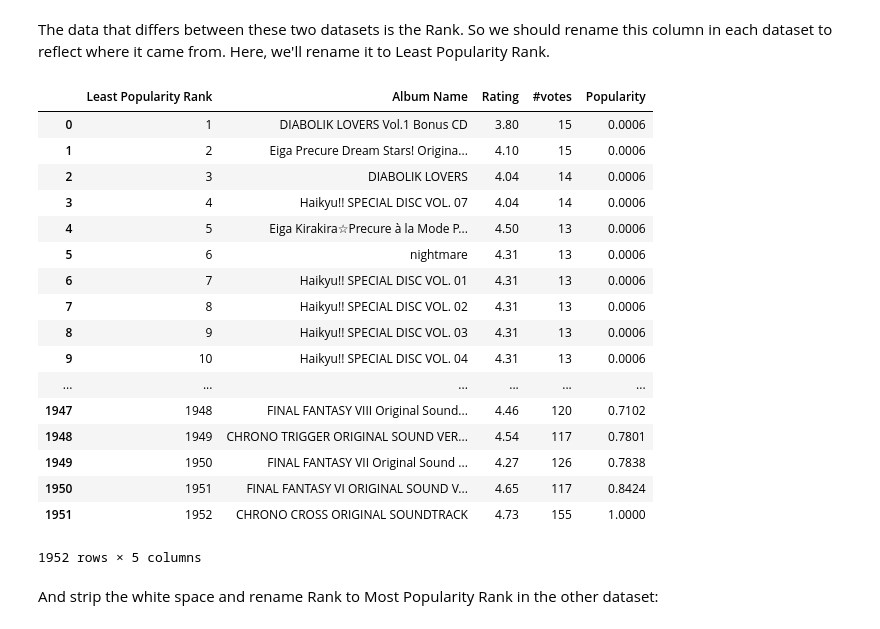
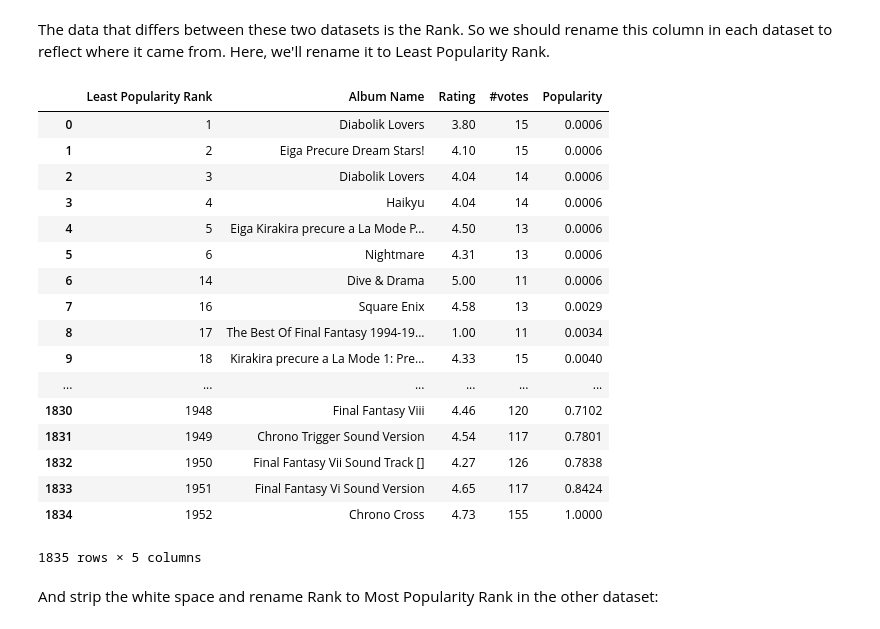
Before and after one commit to ewijohnson/johnson_eric_data_mashup_project, a Jupyter notebook: jupyter_notebooks_data_mashup/Dataset Combining.ipynb, the cells around one changed output. Saved outputs shown, nothing was run; the diff lists cells and outputs as text; code cells hidden in the pictures.

```diff
--- a/jupyter_notebooks_data_mashup/Dataset Combining.ipynb
+++ b/jupyter_notebooks_data_mashup/Dataset Combining.ipynb
@@ -300,27 +311,27 @@ Index(['Rank', 'Album Name', 'Rating', '#votes', 'Popularity'], dtype='object')
 # %% [markdown]
 The data that differs between these two datasets is the Rank. So we should rename this column in each dataset to reflect where it came from. Here, we'll rename it to Least Popularity Rank.
 # %%
-vgmdb_least_pop_album = vgmdb_least_pop_album.rename(columns={'Rank': 'Least Popularity Rank'})
-vgmdb_least_pop_album
+# vgmdb_least_pop_album = vgmdb_least_pop_album.rename(columns={'Rank': 'Least Popularity Rank'})
+# vgmdb_least_pop_album
 # %% [output]
 |  | Least Popularity Rank | Album Name | Rating | #votes | Popularity |
-| 0 | 1 | DIABOLIK LOVERS Vol.1 Bonus CD | 3.80 | 15 | 0.0006 |
-| 1 | 2 | Eiga Precure Dream Stars! Origina... | 4.10 | 15 | 0.0006 |
-| 2 | 3 | DIABOLIK LOVERS | 4.04 | 14 | 0.0006 |
-| 3 | 4 | Haikyu!! SPECIAL DISC VOL. 07 | 4.04 | 14 | 0.0006 |
-| 4 | 5 | Eiga Kirakira☆Precure à la Mode P... | 4.50 | 13 | 0.0006 |
-| 5 | 6 | nightmare | 4.31 | 13 | 0.0006 |
-| 6 | 7 | Haikyu!! SPECIAL DISC VOL. 01 | 4.31 | 13 | 0.0006 |
-| 7 | 8 | Haikyu!! SPECIAL DISC VOL. 02 | 4.31 | 13 | 0.0006 |
-| 8 | 9 | Haikyu!! SPECIAL DISC VOL. 03 | 4.31 | 13 | 0.0006 |
-| 9 | 10 | Haikyu!! SPECIAL DISC VOL. 04 | 4.31 | 13 | 0.0006 |
+| 0 | 1 | Diabolik Lovers | 3.80 | 15 | 0.0006 |
+| 1 | 2 | Eiga Precure Dream Stars! | 4.10 | 15 | 0.0006 |
+| 2 | 3 | Diabolik Lovers | 4.04 | 14 | 0.0006 |
+| 3 | 4 | Haikyu | 4.04 | 14 | 0.0006 |
+| 4 | 5 | Eiga Kirakira precure a La Mode P... | 4.50 | 13 | 0.0006 |
+| 5 | 6 | Nightmare | 4.31 | 13 | 0.0006 |
+| 6 | 14 | Dive & Drama | 5.00 | 11 | 0.0006 |
+| 7 | 16 | Square Enix | 4.58 | 13 | 0.0029 |
+| 8 | 17 | The Best Of Final Fantasy 1994-19... | 1.00 | 11 | 0.0034 |
+| 9 | 18 | Kirakira precure a La Mode 1: Pre... | 4.33 | 15 | 0.0040 |
 | ... | ... | ... | ... | ... | ... |
-| 1947 | 1948 | FINAL FANTASY VIII Original Sound... | 4.46 | 120 | 0.7102 |
-| 1948 | 1949 | CHRONO TRIGGER ORIGINAL SOUND VER... | 4.54 | 117 | 0.7801 |
-| 1949 | 1950 | FINAL FANTASY VII Original Sound ... | 4.27 | 126 | 0.7838 |
-| 1950 | 1951 | FINAL FANTASY VI ORIGINAL SOUND V... | 4.65 | 117 | 0.8424 |
-| 1951 | 1952 | CHRONO CROSS ORIGINAL SOUNDTRACK | 4.73 | 155 | 1.0000 |
+| 1830 | 1948 | Final Fantasy Viii | 4.46 | 120 | 0.7102 |
+| 1831 | 1949 | Chrono Trigger Sound Version | 4.54 | 117 | 0.7801 |
+| 1832 | 1950 | Final Fantasy Vii Sound Track [] | 4.27 | 126 | 0.7838 |
+| 1833 | 1951 | Final Fantasy Vi Sound Version | 4.65 | 117 | 0.8424 |
+| 1834 | 1952 | Chrono Cross | 4.73 | 155 | 1.0000 |
-1952 rows × 5 columns
+1835 rows × 5 columns
 # %% [markdown]
 And strip the white space and rename Rank to Most Popularity Rank in the other dataset:
 # %%
```
Also changed, not shown: parts of 25 cells of this notebook.
